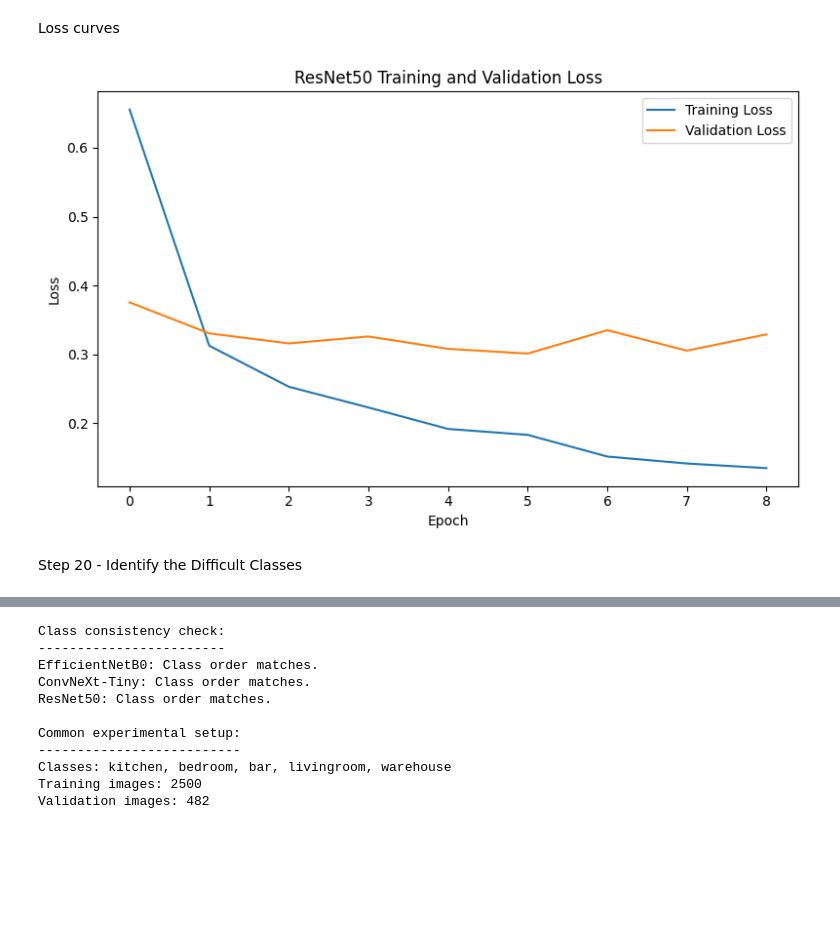
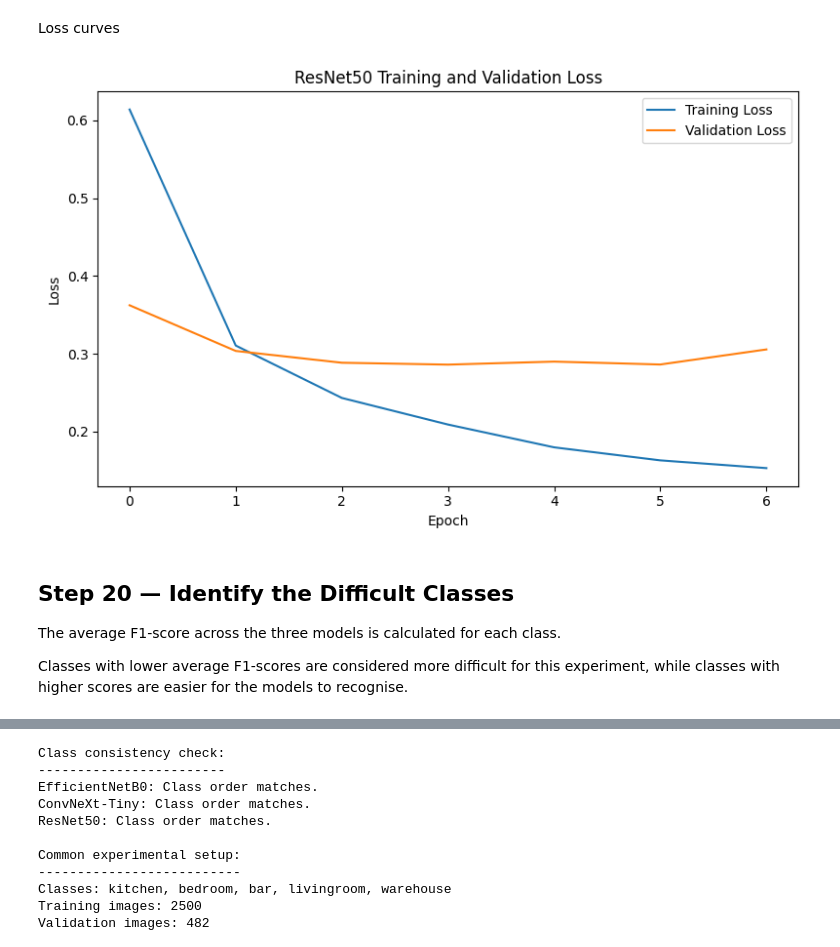
Before and after one commit to ThumulaRumesh/Smart-Homes---Indoor-Scene-Recognition-from-Images---CNN, a Jupyter notebook: 07_Evaluation_&_Comparison.ipynb, the cells around one changed output, grey strips where cells are left out. Drawn from its saved outputs; the diff is of its cells as text; code cells hidden in the pictures; blank space fills up the shorter version.

```diff
--- a/07_Evaluation_&_Comparison.ipynb
+++ b/07_Evaluation_&_Comparison.ipynb
@@ -393,32 +554,39 @@ for model_name, result in results.items():
 # %% [markdown]
 Loss curves
 # %%
+    for model_name, result in results.items():
+      history = result["history"]
+
     plt.figure(figsize=(8, 5))
 
     plt.plot(
         history["loss"],
         label="Training Loss"
     )
 
     plt.plot(
         history["val_loss"],
         label="Validation Loss"
     )
 
     plt.xlabel("Epoch")
     plt.ylabel("Loss")
     plt.title(
         f"{model_name} Training and Validation Loss"
     )
 
     plt.legend()
 
     plt.tight_layout()
     plt.show()
 # %% [output]
-[figure, old version]
+[figure, new version]
-# %% [markdown]
-Step 20 - Identify the Difficult Classes
+# %% [markdown]
+## Step 20 — Identify the Difficult Classes
+
+The average F1-score across the three models is calculated for each class.
+
+Classes with lower average F1-scores are considered more difficult for this experiment, while classes with higher scores are easier for the models to recognise.
 # %%
 class_average_f1 = (
     class_metrics_df
```
Also changed, not shown: parts of 84 cells of this notebook.
